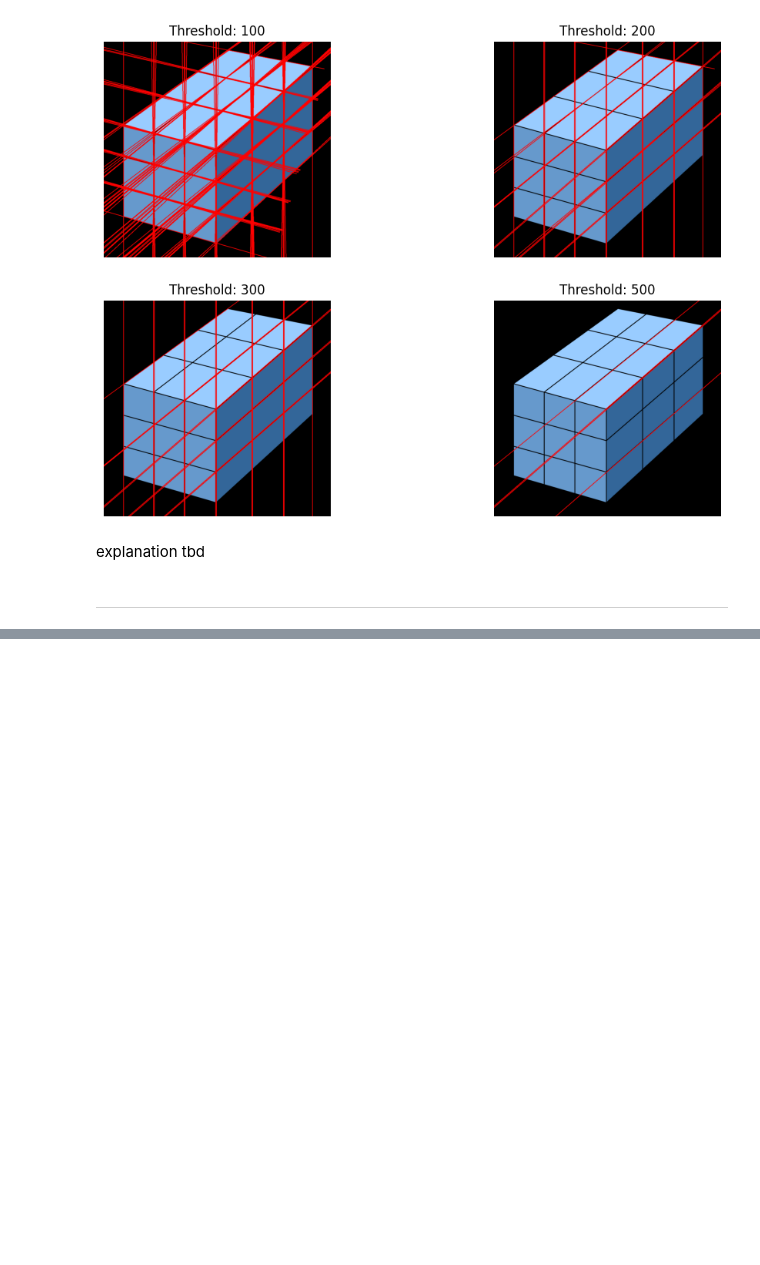
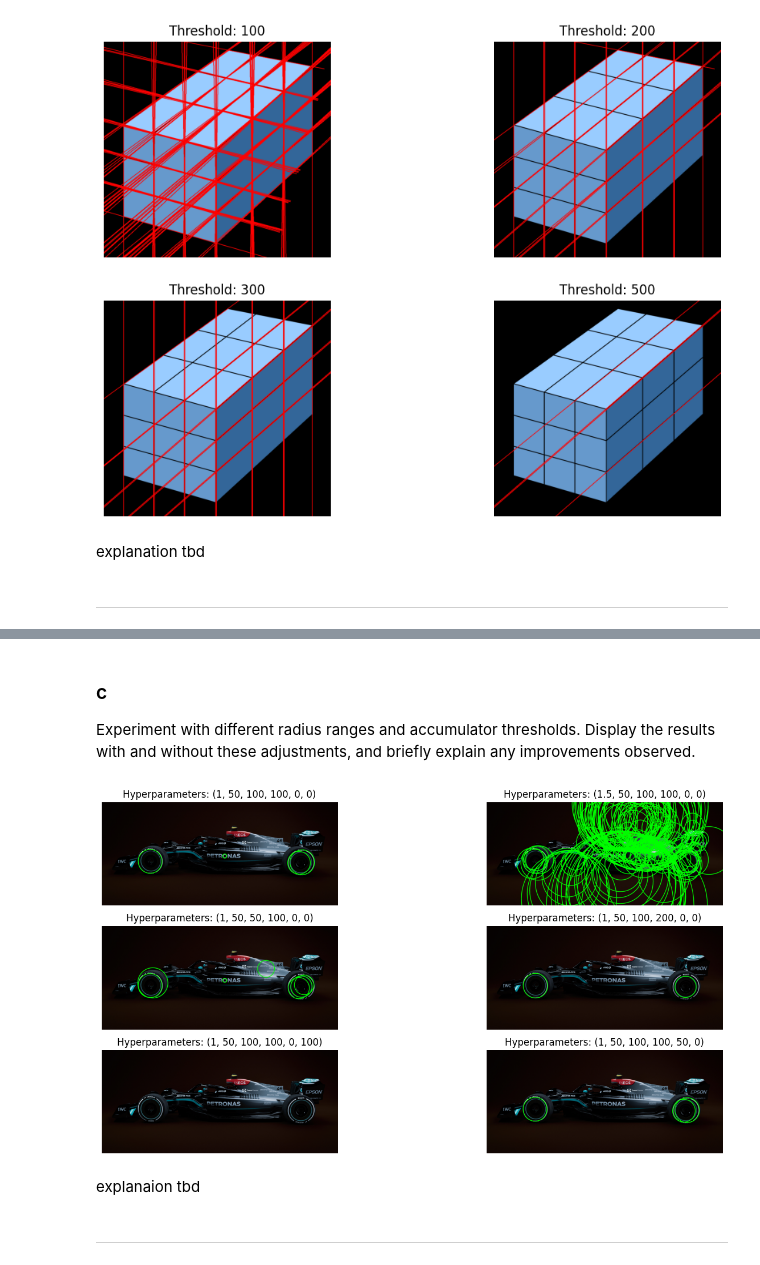
Before and after one commit to CS7-404-DIP-M24/a4-arghyawning, a Jupyter notebook: main.ipynb, the cells around one changed output, grey strips where cells are left out. Drawn from its saved outputs; the diff is of its cells as text; code cells hidden in the pictures; blank space fills up the shorter version.

```diff
--- a/main.ipynb
+++ b/main.ipynb
@@ -149,0 +212,31 @@ explanation tbd
+# %% [markdown]
+### c
+
+Experiment with different radius ranges and accumulator thresholds. Display the results with and without these adjustments, and briefly explain any improvements observed.
+# %%
+hyperparameters = [
+    (1, 50, 100, 100, 0, 0),
+    (1.5, 50, 100, 100, 0, 0),
+    (1, 50, 50, 100, 0, 0),
+    (1, 50, 100, 200, 0, 0),
+    (1, 50, 100, 100, 0, 100),
+    (1, 50, 100, 100, 50, 0),
+]
+
+plt.figure(figsize=(16, 8))
+
+for i, hyperparameter in enumerate(hyperparameters):
+    ham_with_circles = detect_circles(ham, *hyperparameter)
+
+    plt.subplot(3, 2, i + 1)
+    plt.imshow(cv2.cvtColor(ham_with_circles, cv2.COLOR_BGR2RGB))
+    plt.title(f"Hyperparameters: {hyperparameter}")
+    plt.axis("off")
+
+plt.show()
+# %% [output]
+[figure, added]
+# %% [markdown]
+explanaion tbd
+# %% [markdown]
+---
```
Also changed, not shown: parts of 10 cells of this notebook, 1 other file.
